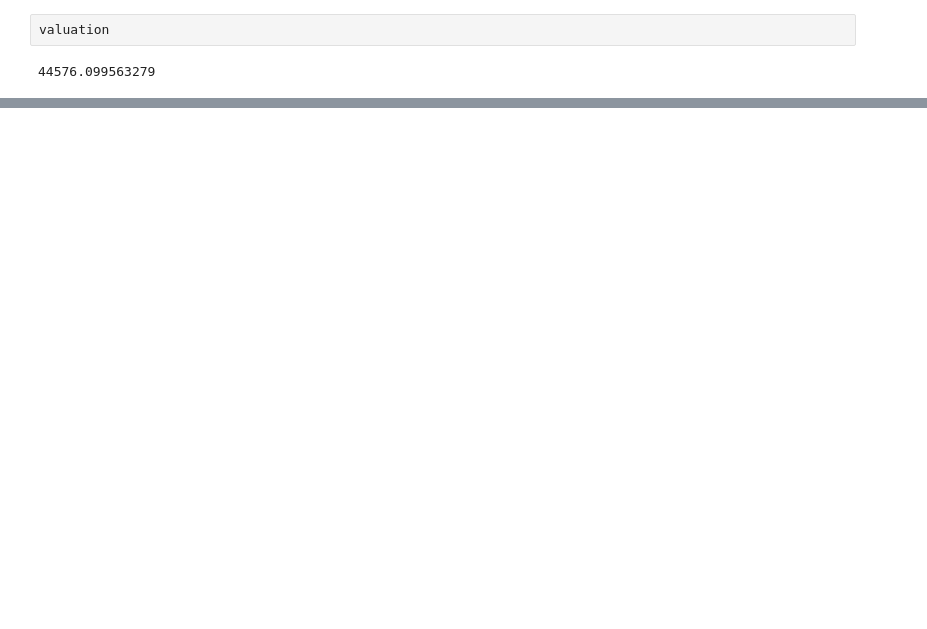
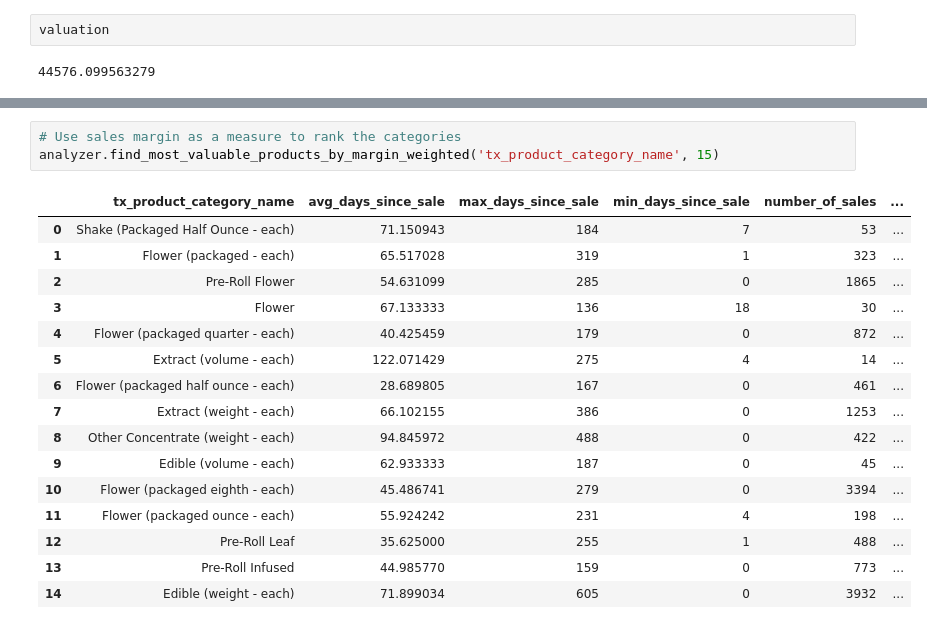
Before and after one commit to warrenshen/platform, a Jupyter notebook: services/api-server/notebooks/analysis/Roy-Inventory-Freshness-Analyzer-Script-Usage-Tuturial.ipynb, the cells around one changed output, grey strips where cells are left out. Drawn from its saved outputs; the diff is of its cells as text; blank space fills up the shorter version.

```diff
--- a/services/api-server/notebooks/analysis/Roy-Inventory-Freshness-Analyzer-Script-Usage-Tuturial.ipynb
+++ b/services/api-server/notebooks/analysis/Roy-Inventory-Freshness-Analyzer-Script-Usage-Tuturial.ipynb
@@ -259,0 +359,20 @@ analyzer.find_all_valuation(True, discount_rate=.2)
+# %%
+# Use sales margin as a measure to rank the categories
+analyzer.find_most_valuable_products_by_margin_weighted('tx_product_category_name', 15)
+# %% [output]
+|  | tx_product_category_name | avg_days_since_sale | max_days_since_sale | min_days_since_sale | number_of_sales | ... |
+| 0 | Shake (Packaged Half Ounce - each) | 71.150943 | 184 | 7 | 53 | ... |
+| 1 | Flower (packaged - each) | 65.517028 | 319 | 1 | 323 | ... |
+| 2 | Pre-Roll Flower | 54.631099 | 285 | 0 | 1865 | ... |
+| 3 | Flower | 67.133333 | 136 | 18 | 30 | ... |
+| 4 | Flower (packaged quarter - each) | 40.425459 | 179 | 0 | 872 | ... |
+| 5 | Extract (volume - each) | 122.071429 | 275 | 4 | 14 | ... |
+| 6 | Flower (packaged half ounce - each) | 28.689805 | 167 | 0 | 461 | ... |
+| 7 | Extract (weight - each) | 66.102155 | 386 | 0 | 1253 | ... |
+| 8 | Other Concentrate (weight - each) | 94.845972 | 488 | 0 | 422 | ... |
+| 9 | Edible (volume - each) | 62.933333 | 187 | 0 | 45 | ... |
+| 10 | Flower (packaged eighth - each) | 45.486741 | 279 | 0 | 3394 | ... |
+| 11 | Flower (packaged ounce - each) | 55.924242 | 231 | 4 | 198 | ... |
+| 12 | Pre-Roll Leaf | 35.625000 | 255 | 1 | 488 | ... |
+| 13 | Pre-Roll Infused | 44.985770 | 159 | 0 | 773 | ... |
+| 14 | Edible (weight - each) | 71.899034 | 605 | 0 | 3932 | ... |
```
Also changed, not shown: parts of 11 cells of this notebook, 2 other files.
